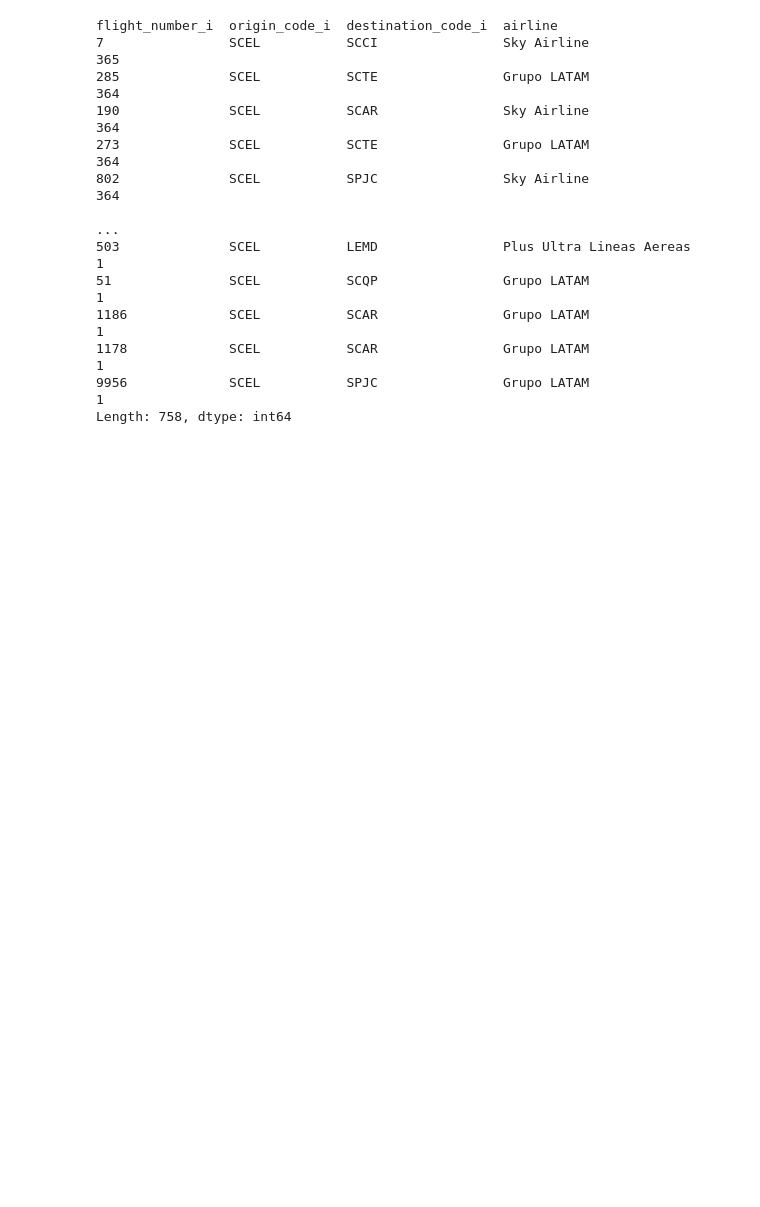
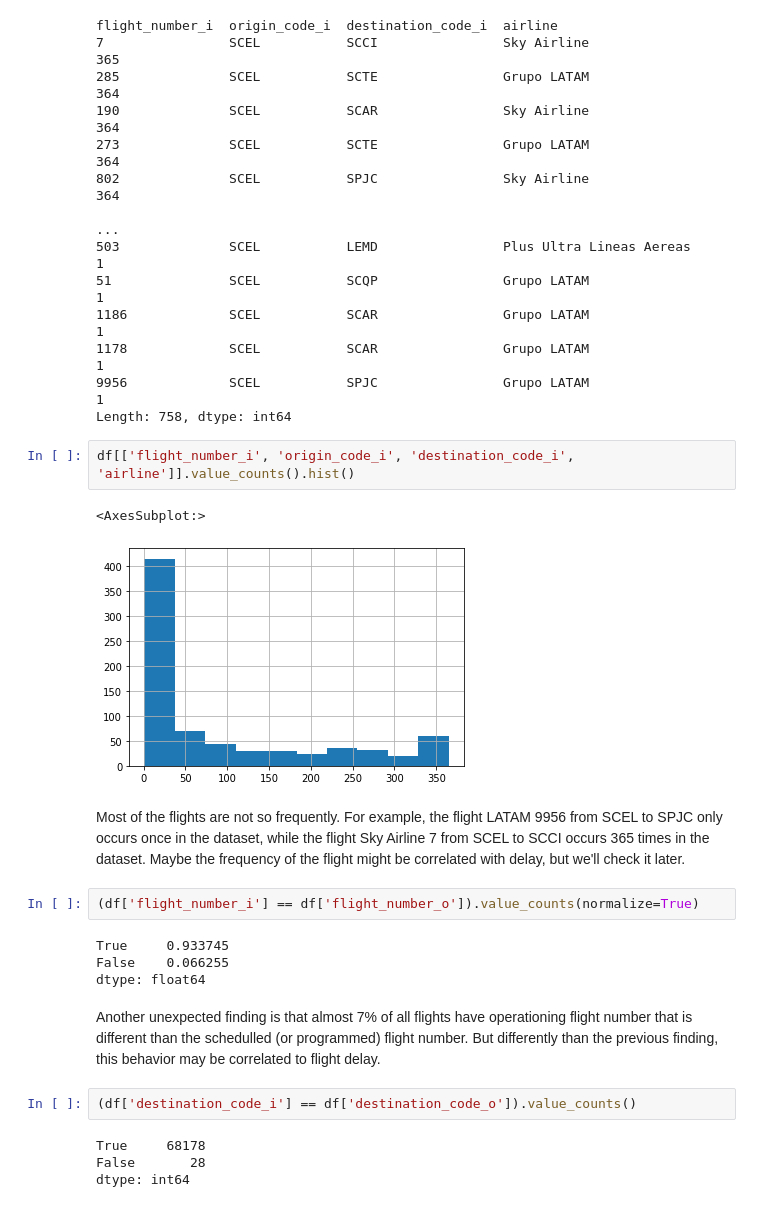
Before and after one commit to araujo-hilquias/ds_challenge, a Jupyter notebook: solution.ipynb, the cells around one changed output. Cells and saved outputs as stored; diff of their text form; blank space fills up the shorter version.

```diff
--- a/solution.ipynb
+++ b/solution.ipynb
@@ -142,3 +170,24 @@ flight_number_i  origin_code_i  destination_code_i  airline
 1178             SCEL           SCAR                Grupo LATAM                   1
 9956             SCEL           SPJC                Grupo LATAM                   1
 Length: 758, dtype: int64
+# %%
+df[['flight_number_i', 'origin_code_i', 'destination_code_i', 'airline']].value_counts().hist()
+# %% [output]
+<AxesSubplot:>
+[figure, added]
+# %% [markdown]
+Most of the flights are not so frequently. For example, the flight LATAM 9956 from SCEL to SPJC only occurs once in the dataset, while the flight Sky Airline 7 from SCEL to SCCI occurs 365 times in the dataset. Maybe the frequency of the flight might be correlated with delay, but we'll check it later.
+# %%
+(df['flight_number_i'] == df['flight_number_o']).value_counts(normalize=True)
+# %% [output]
+True     0.933745
+False    0.066255
+dtype: float64
+# %% [markdown]
+Another unexpected finding is that almost 7% of all flights have operationing flight number that is different than the schedulled (or programmed) flight number. But differently than the previous finding, this behavior may be correlated to flight delay.
+# %%
+(df['destination_code_i'] == df['destination_code_o']).value_counts()
+# %% [output]
+True     68178
+False       28
+dtype: int64
```
Also changed, not shown: parts of 25 cells of this notebook.
